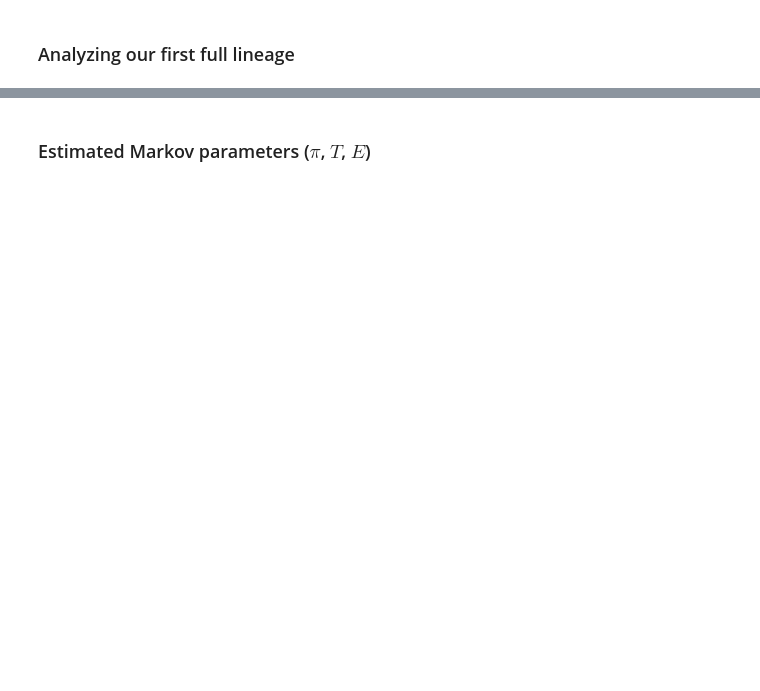
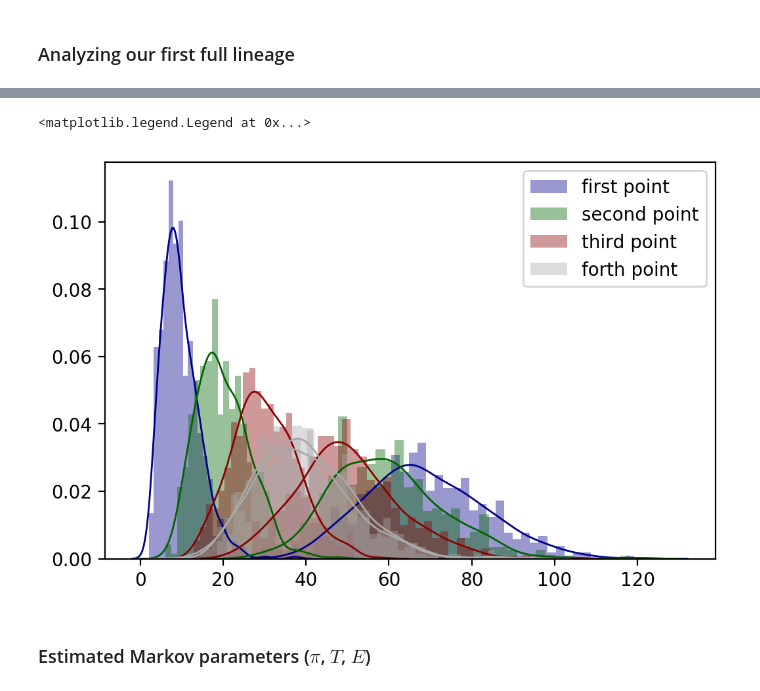
Before and after one commit to meyer-lab/tHMM, a Jupyter notebook: Guide_to_tHMM.ipynb, the cells around one changed output, grey strips where cells are left out. Saved outputs shown, nothing was run; the diff lists cells and outputs as text; code cells hidden in the pictures; blank space fills up the shorter version.

Commit message:
notebook and add more points to KL

```diff
--- a/Guide_to_tHMM.ipynb
+++ b/Guide_to_tHMM.ipynb
@@ -200,3 +139,53 @@ plt.scatter(gammaKL, acc)
+# %%
+import seaborn as sns
+
+gamma_loc = 0
+bern_p0 = 0.99
+bern_p1 = 0.88
+a0 = [5.0, 10.0, 15.0, 12.0]
+scale0 = [2.0, 2.0, 2.0, 3.3]
+a1 = [23.0, 20.0, 17.0, 12.0]
+scale1 = [3.0, 3.0, 3.0, 3.3]
+
+dist1 = sp.gamma.rvs(a=a0[0], loc=gamma_loc, scale=scale0[0], size=500)
+Dist1 = sp.gamma.rvs(a=a1[0], loc=gamma_loc, scale=scale1[0], size=500)
+dist2 = sp.gamma.rvs(a=a0[1], loc=gamma_loc, scale=scale0[1], size=500)
+Dist2 = sp.gamma.rvs(a=a1[1], loc=gamma_loc, scale=scale1[1], size=500)
+
+dist3 = sp.gamma.rvs(a=a0[2], loc=gamma_loc, scale=scale0[2], size=500)
+Dist3 = sp.gamma.rvs(a=a1[2], loc=gamma_loc, scale=scale1[2], size=500)
+dist4 = sp.gamma.rvs(a=a0[3], loc=gamma_loc, scale=scale0[3], size=500)
+Dist4 = sp.gamma.rvs(a=a1[3], loc=gamma_loc, scale=scale1[3], size=500)
+
+plt.figure(dpi=200)
+sns.distplot(dist1, hist=True, kde=True,
+             bins=30, color = 'darkblue',
+             kde_kws={'linewidth': 1}, label = "first point")
+sns.distplot(Dist1, hist=True, kde=True,
+             bins=40, color = 'darkblue',
+             kde_kws={'linewidth': 1})
+sns.distplot(dist2, hist=True, kde=True,
+             bins=30, color = 'darkgreen',
+             kde_kws={'linewidth': 1}, label="second point")
+sns.distplot(Dist2, hist=True, kde=True,
+             bins=40, color = 'darkgreen',
+             kde_kws={'linewidth': 1})
+sns.distplot(dist3, hist=True, kde=True,
+             bins=30, color = 'darkred',
+             kde_kws={'linewidth': 1}, label="third point")
+sns.distplot(Dist3, hist=True, kde=True,
+             bins=40, color = 'darkred',
+             kde_kws={'linewidth': 1})
+sns.distplot(dist4, hist=True, kde=True,
+             bins=30, color = 'darkgray',
+             kde_kws={'linewidth': 1}, label="forth point")
+sns.distplot(Dist4, hist=True, kde=True,
+             bins=40, color = 'darkgray',
+             kde_kws={'linewidth': 1})
+plt.legend()
+# %% [output]
+<matplotlib.legend.Legend at 0x...>
+[figure, added]
 # %% [markdown]
 ### Estimated Markov parameters ($\pi$, $T$, $E$)
 # %%
```
Also changed, not shown: parts of 26 cells of this notebook, 1 other file.
